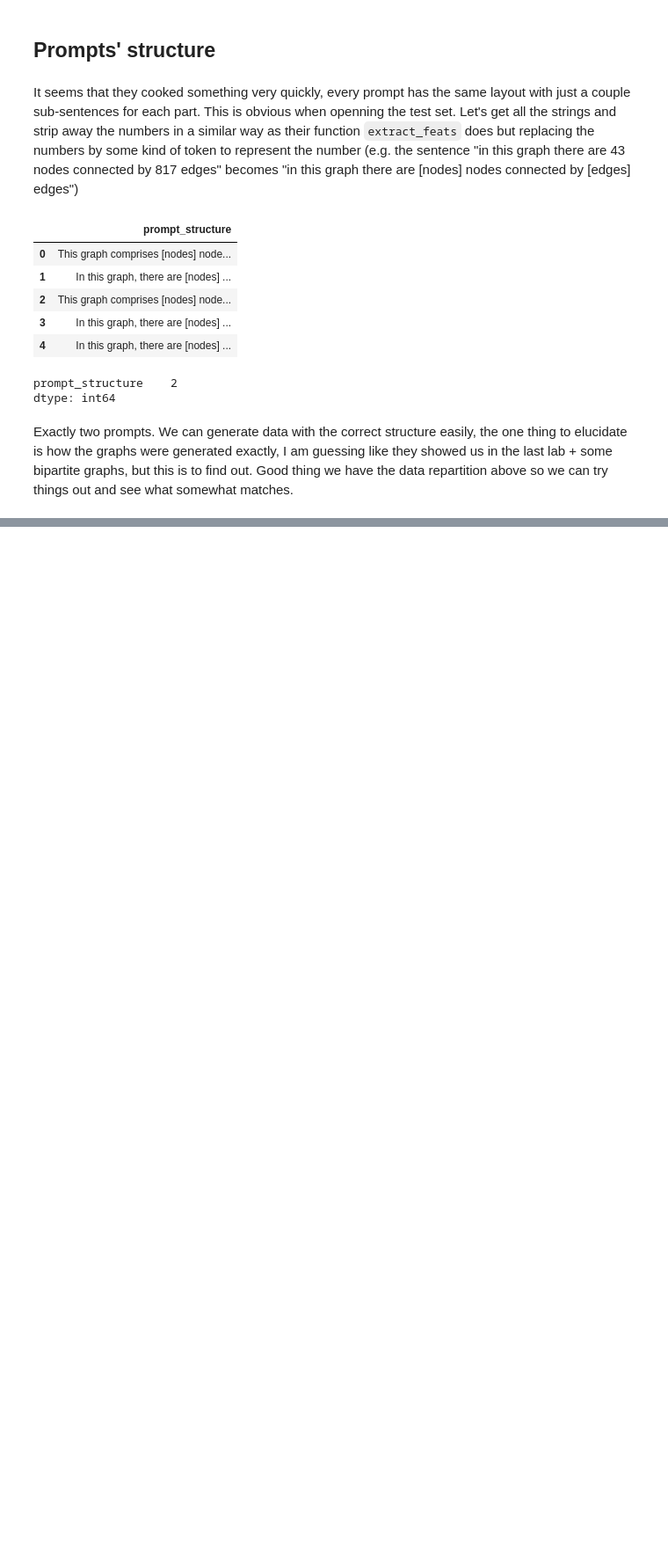
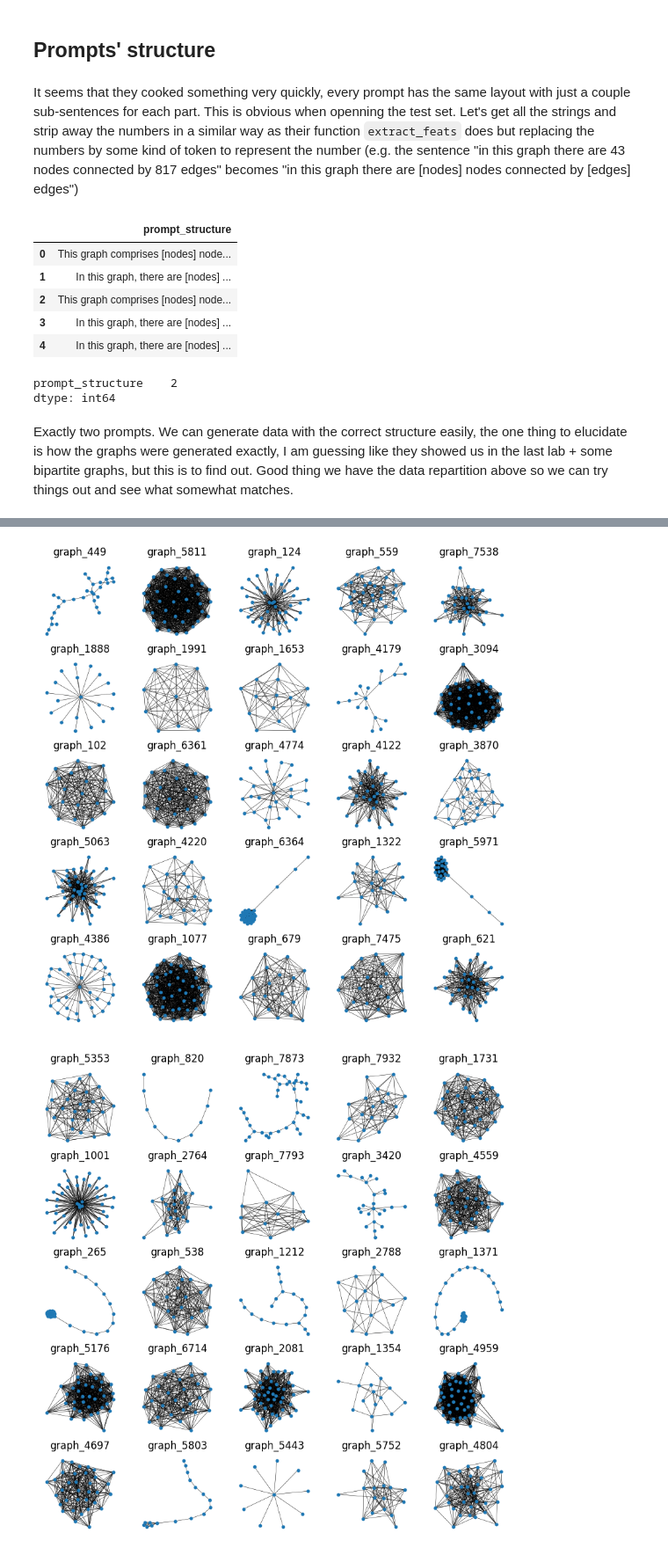
Before and after one commit to go-gle/ALTERGRAD-CGM-22, a Jupyter notebook: data_anylisis.ipynb, the cells around one changed output, grey strips where cells are left out. Shown at 88% size. Cells and saved outputs as stored; diff of their text form; code cells hidden in the pictures; blank space fills up the shorter version.

```diff
--- a/data_anylisis.ipynb
+++ b/data_anylisis.ipynb
@@ -128,0 +166,6 @@ More his week end.
+# %%
+for seed in range(1, 5):
+    show_graphs('../data/train/graph/', 25, seed)
+# %% [output]
+[figure, added]
+[figure, added]
```
Also changed, not shown: parts of 9 cells of this notebook.
